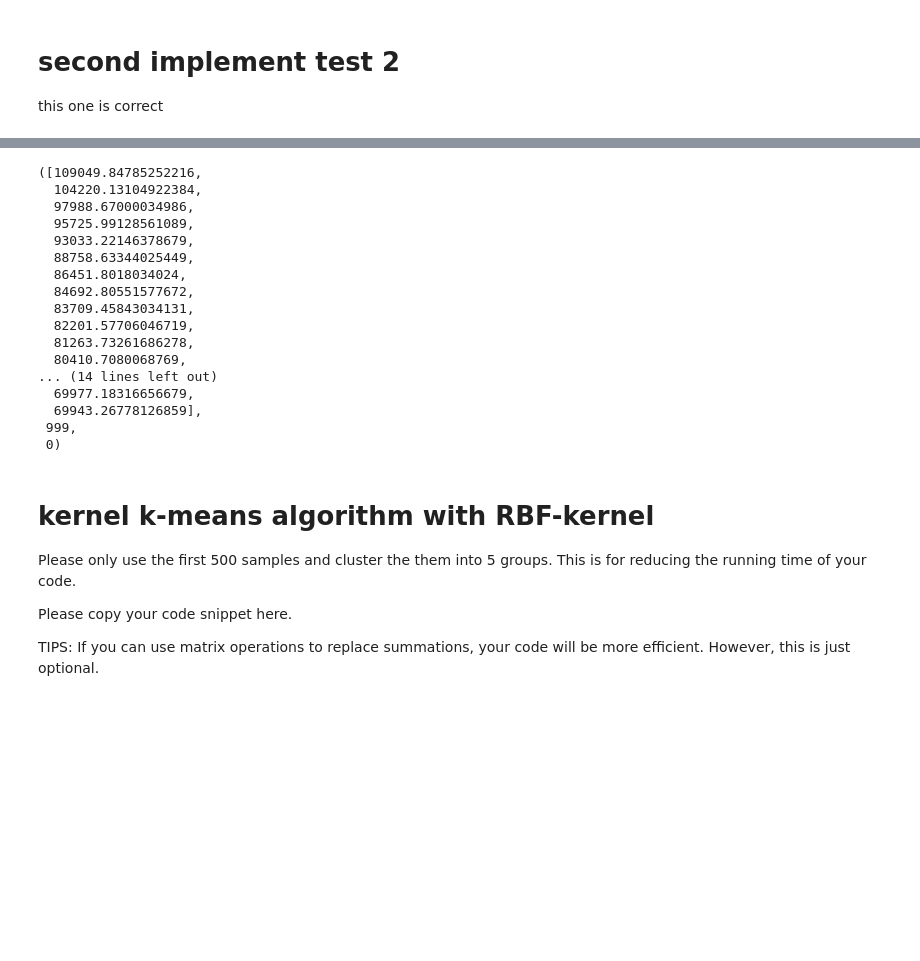
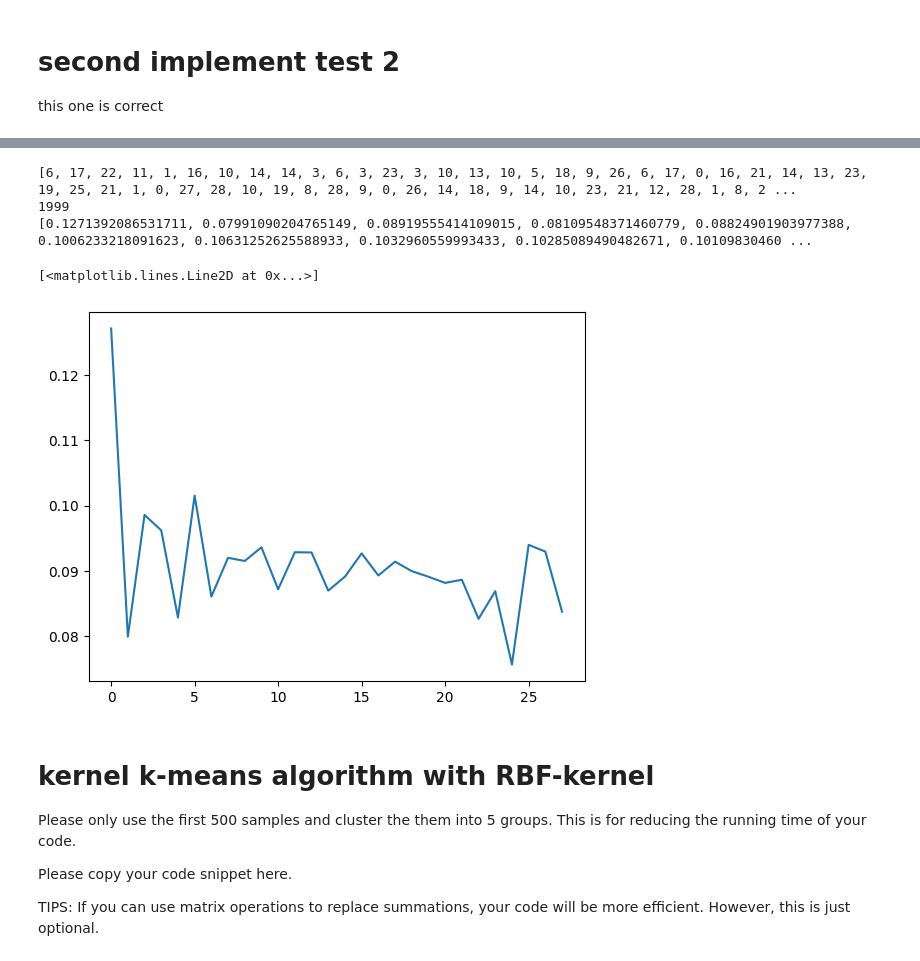
Before and after one commit to Liu-Rain/PCA-Kmeans-Kernel-Methods, a Jupyter notebook: Assignment3.ipynb, the cells around one changed output, grey strips where cells are left out. Saved outputs shown, nothing was run; the diff lists cells and outputs as text; code cells hidden in the pictures; blank space fills up the shorter version.

```diff
--- a/Assignment3.ipynb
+++ b/Assignment3.ipynb
@@ -515,7 +546,9 @@ plt.plot(loss_arr)
 # %%
+from sklearn.metrics import silhouette_score
+
 def k_means(x, k = 2 , epochs = 600):
     # 1. Randomly initialize k centroids
-    np.random.seed(2024)
+    np.random.seed(1)
     clusters = []
 
     # ==============================================================
@@ -574,11 +607,9 @@ def k_means(x, k = 2 , epochs = 600):
     return clusters, cluster_center
 
 def find_best_k (training_set, validation_set):
-    result_lose_arr = []
-    result = 999
-    result_index = 0
-
+    result_arr = []
     for k in range(2, 30):
+        cluster_arr = []
         clusters, cluster_center = k_means(training_set, k)
 
         validation_cluster = []
@@ -599,43 +630,35 @@ def find_best_k (training_set, validation_set):
 
             # ==============================================================
             validation_cluster[c].append(i) # Append this datapoint to this cluster
+            cluster_arr.append(c)
 
-        validation_loss = 0
-        for i in range(k):
-            if len(validation_cluster[i]) > 0:
-                validation_loss += np.sum((validation_set[validation_cluster[i]] - cluster_center[i])**2)
-        result_lose_arr.append(validation_loss)
-
-    for i in range(len(result_lose_arr)):
-        if result_lose_arr[i] < result:
-            result = result_lose_arr[i]
-            result_index = i
+        result_arr.append(silhouette_score(validation_set, cluster_arr, metric = 'euclidean'))
 
 
-    return result_lose_arr, result, result_index
+    return result_arr, cluster_arr
+
+
+
+
+
 
 
 train = df.iloc[:4000].values
 val = df.iloc[4000:].values
-result_lose_arr, result, result_index = find_best_k (train, val)
+result_arr, cluster_arr = find_best_k (train, val)
-# %% [output]
-([109049.84785252216,
-  104220.13104922384,
-  97988.67000034986,
-  95725.99128561089,
-  93033.22146378679,
-  88758.63344025449,
-  86451.8018034024,
-  84692.80551577672,
-  83709.45843034131,
-  82201.57706046719,
-  81263.73261686278,
-  80410.7080068769,
-... (14 lines left out)
-  69977.18316656679,
-  69943.26778126859],
- 999,
- 0)
+# %%
+print(cluster_arr)
+print(len(cluster_arr))
+print(result_arr)
+# %% [output]
+[6, 17, 22, 11, 1, 16, 10, 14, 14, 3, 6, 3, 23, 3, 10, 13, 10, 5, 18, 9, 26, 6, 17, 0, 16, 21, 14, 13, 23, 19, 25, 21, 1, 0, 27, 28, 10, 19, 8, 28, 9, 0, 26, 14, 18, 9, 14, 10, 23, 21, 12, 28, 1, 8, 2 ...
+1999
+[0.1271392086531711, 0.07991090204765149, 0.08919555414109015, 0.08109548371460779, 0.08824901903977388, 0.1006233218091623, 0.10631252625588933, 0.1032960559993433, 0.10285089490482671, 0.10109830460 ...
+# %%
+plt.plot(result_arr)
+# %% [output]
+[<matplotlib.lines.Line2D at 0x...>]
+[figure, added]
 # %% [markdown]
 # kernel k-means algorithm with RBF-kernel
 
```
Also changed, not shown: parts of 8 cells of this notebook.
